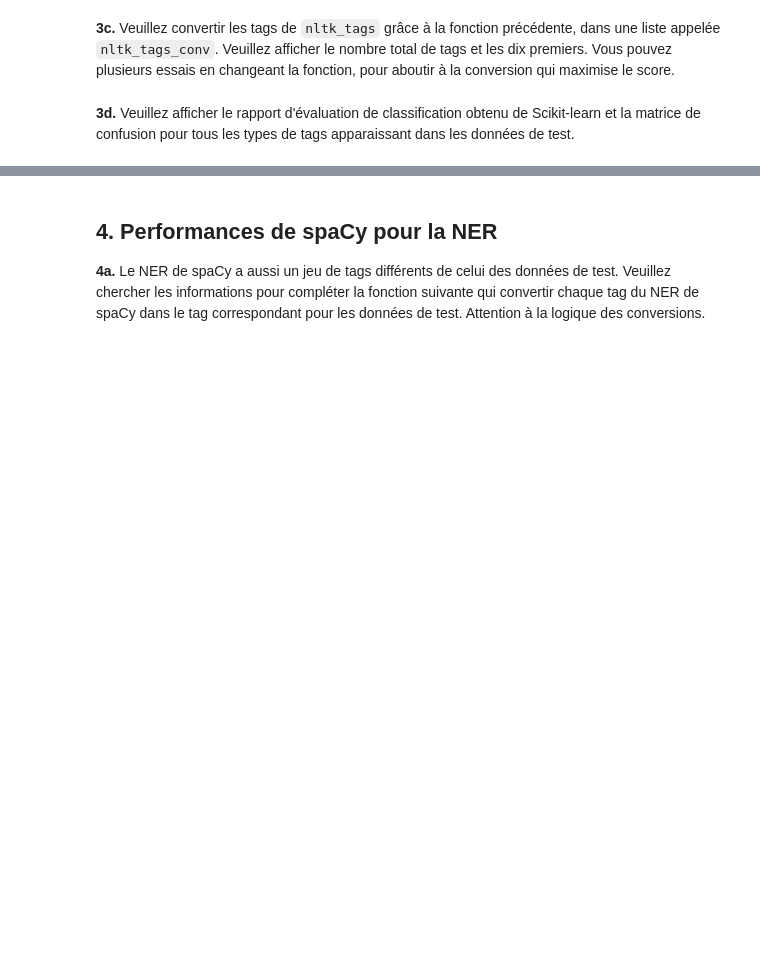
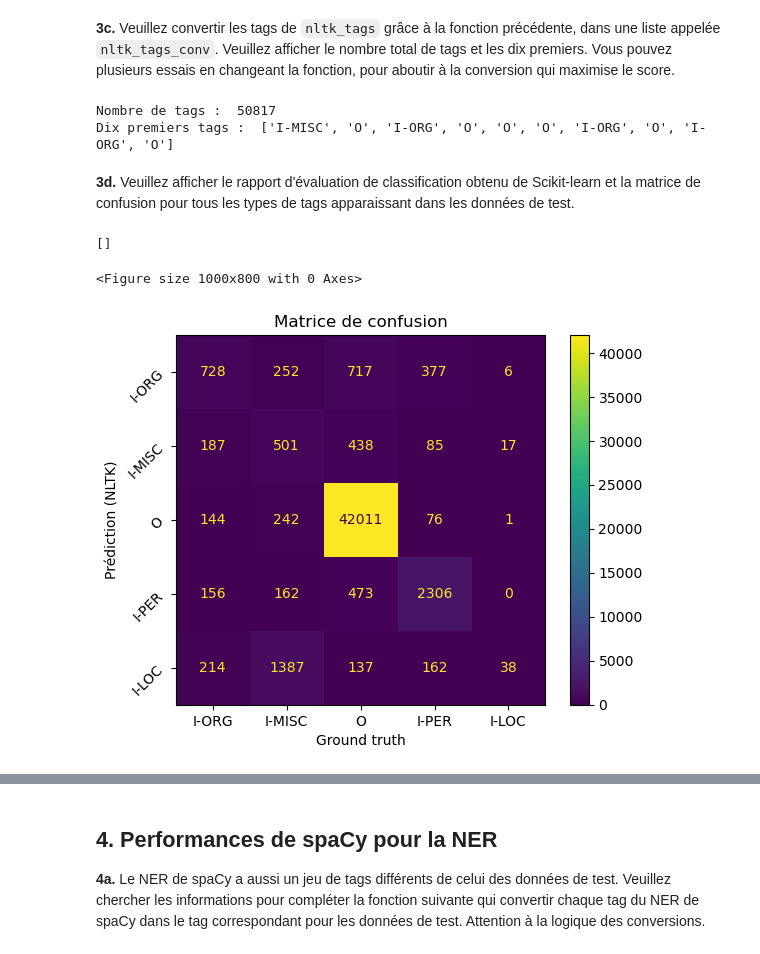
Before and after one commit to bchollet/TAL-LABOS, a Jupyter notebook: Labo4/TAL_Labo4_student.ipynb, the cells around one changed output, grey strips where cells are left out. Saved outputs shown, nothing was run; the diff lists cells and outputs as text; code cells hidden in the pictures; blank space fills up the shorter version.

```diff
--- a/Labo4/TAL_Labo4_student.ipynb
+++ b/Labo4/TAL_Labo4_student.ipynb
@@ -48,5 +119,14 @@ from nltk.corpus.reader.conll import ConllCorpusReader
 
 * une variable `test_tokens` contiendra les tokens groupés par phrase (liste de listes de strings)
 * une variable `test_tags` contiendra les tags NE en une seule liste (en vue de l'évaluation)
+# %%
+# grids: [sentence][words][column]
+grids = conll_reader._grids("./eng.test.a.conll")
+filtered_sentences = [sentence for sentence in grids if (len(sentence) >= 3)]
+test_tokens = [[word for word, _, _, _ in sentence] for sentence in filtered_sentences]
+test_tags = []
+for sentence in filtered_sentences:
+    for word in sentence:
+        test_tags.append(word[3])
 # %% [markdown]
 **2d.** Combien d'occurrences de tags contient `test_tags`?  Combien de tags différents y a-t-il, et lesquels sont-ils ?  Combien il y a d'occurrences de tags de chaque type ?  Combien de phrases y a-t-il dans `test_tokens` ?
@@ -65,4 +174,46 @@ nltk_tags = []
+# %%
+nltk_tags = []
+for sentence in test_tokens:
+    chunks = ne_chunk(pos_tag(sentence))
+    for chunk in chunks:
+        if hasattr(chunk, "label"):
+            # Répète l'ajout autant de tag qu'il y a de mot dans l'entité de nommé
+            for _ in chunk.leaves():
+                nltk_tags.append(chunk.label())
+        else:
+            nltk_tags.append("O")
 # %% [markdown]
 **3c.** Veuillez convertir les tags de `nltk_tags` grâce à la fonction précédente, dans une liste appelée `nltk_tags_conv`.  Veuillez afficher le nombre total de tags et les dix premiers.  Vous pouvez plusieurs essais en changeant la fonction, pour aboutir à la conversion qui maximise le score.
+# %%
+nltk_tags_conv = [convert_nltk_conll(tag) for tag in nltk_tags]
+print("Nombre de tags : ", len(nltk_tags_conv))
+
+print("Dix premiers tags : ", nltk_tags_conv[0:10])
+# %% [output]
+Nombre de tags :  50817
+Dix premiers tags :  ['I-MISC', 'O', 'I-ORG', 'O', 'O', 'O', 'I-ORG', 'O', 'I-ORG', 'O']
 # %% [markdown]
 **3d.** Veuillez afficher le rapport d'évaluation de classification obtenu de Scikit-learn et la matrice de confusion pour tous les types de tags apparaissant dans les données de test.
+# %%
+from sklearn.metrics import classification_report, confusion_matrix, ConfusionMatrixDisplay
+import matplotlib.pyplot as plt
+import numpy as np
+unique_tags = list(unique_tags)
+# %%
+
+conf_matrix = confusion_matrix(test_tags, nltk_tags_conv, labels=unique_tags)
+plt.figure(figsize=(10, 8))
+
+disp = ConfusionMatrixDisplay(confusion_matrix=conf_matrix, display_labels=unique_tags)
+disp.plot()
+
+plt.title('Matrice de confusion')
+plt.xlabel('Ground truth')
+plt.ylabel('Prédiction (NLTK)')
+plt.yticks(rotation=45)
+plt.grid(False)
+plt.plot()
+# %% [output]
+[]
+<Figure size 1000x800 with 0 Axes>
+[figure, added]
```
Also changed, not shown: parts of 15 cells of this notebook.
